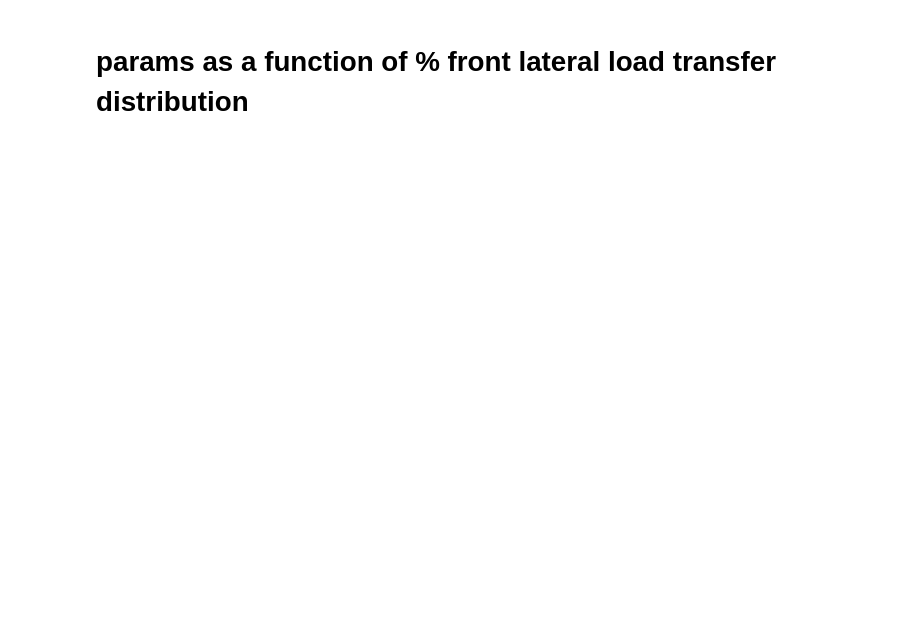
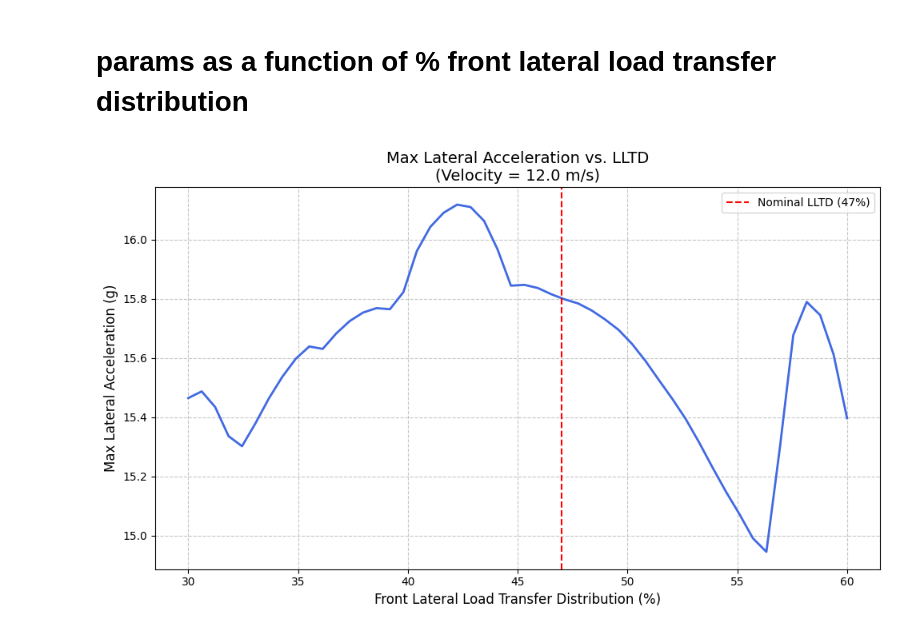
Before and after one commit to Formula-Electric-Berkeley/FEBSim, a Jupyter notebook: GGV_plot/GGV_TireEllipses_Final.ipynb, the cells around one changed output. Drawn from its saved outputs; the diff is of its cells as text; code cells hidden in the pictures; blank space fills up the shorter version.

Commit message:
Get inital Max y accel over lltd + implement MNC pajeka

```diff
--- a/GGV_plot/GGV_TireEllipses_Final.ipynb
+++ b/GGV_plot/GGV_TireEllipses_Final.ipynb
@@ -927,4 +947,71 @@ Estimated top speed (where +ax→0): V ≈ 41.25 m/s
 # %% [markdown]
 # params as a function of % front lateral load transfer distribution
 # %%
-max_velo = 12.0 #m/s
+
+
+# Aero
+RHO = 1.225
+CL = -1.937755                 # Downforce coeff (negative, so we take abs)
+A = 1.0                 # m^2
+AERO_FRONT_BAL = 0.50   # Aero balance
+
+# Simulation Constraints
+MAX_VELOCITY = 12.0         # m/s (Constant speed requested)
+ITERATIONS = 10
+
+
+# Sweep LLTD from 0.3 to 0.6
+lltd_values = np.linspace(0.3, 0.6, 50)
+max_ay_results = []
+
+
+# Copy pasted from ggv code
+def calculate_max_fy(V = MAX_VELOCITY, k_longitudinal=K_LONGITUDINAL, phi_front=PHI_FRONT):
+    alpha = 1.0 # Damping factor for the iterative convergence of ay, helps prevent oscillations/divergence NOT TESTed...FOR NOW AT ZERO TO CANCEL FUNCTION
+    # Pure lateral limit (ax = 0) with roll transfer
+    ay = 0.0
+    for _ in range(PER_WHEEL_SPEED_ITERATIONS):
+        Fz_fl, Fz_fr, Fz_rl, Fz_rr = per_wheel_loads(V, ax=0.0, ay=ay, k_longitudinal=k_longitudinal, phi_front=phi_front)
+        Fy_peaks = [peak_lateral(Fz_fl), peak_lateral(Fz_fr), peak_lateral(Fz_rl), peak_lateral(Fz_rr)]
+        ay_target = sum(Fy_peaks) / M
+
+        ay_new = (1 - alpha) * ay + alpha * ay_target
+
+        if abs(ay_new - ay) < 1e-3:
+            ay = ay_new
+            break
+
+        ay = ay_new
+    ay_max = ay
+    return ay_max
+
+
+for phi in lltd_values:
+    max_ay = calculate_max_fy(V=MAX_VELOCITY, k_longitudinal=K_LONGITUDINAL, phi_front=phi)
+    max_ay_results.append(max_ay)
+
+
+# PLOT
+# Create the figure and axes objects
+fig, ax = plt.subplots(figsize=(10, 6))
+
+# Plot the data on the axes object
+ax.plot(lltd_values * 100, max_ay_results, linewidth=2, color='royalblue')
+
+# Add the reference line
+ax.axvline(x=47, color='red', linestyle='--', label='Nominal LLTD (47%)')
+
+# Set titles and labels using the 'set_' prefix
+ax.set_title(f'Max Lateral Acceleration vs. LLTD\n(Velocity = {MAX_VELOCITY} m/s)', fontsize=14)
+ax.set_xlabel('Front Lateral Load Transfer Distribution (%)', fontsize=12)
+ax.set_ylabel('Max Lateral Acceleration (g)', fontsize=12)
+
+# Configure grid and legend
+ax.grid(True, which='both', linestyle='--', alpha=0.7)
+ax.legend()
+
+# Final layout adjustments
+fig.tight_layout()
+plt.show()
+# %% [output]
+[figure, added]
```
Also changed, not shown: parts of 2 cells of this notebook.
